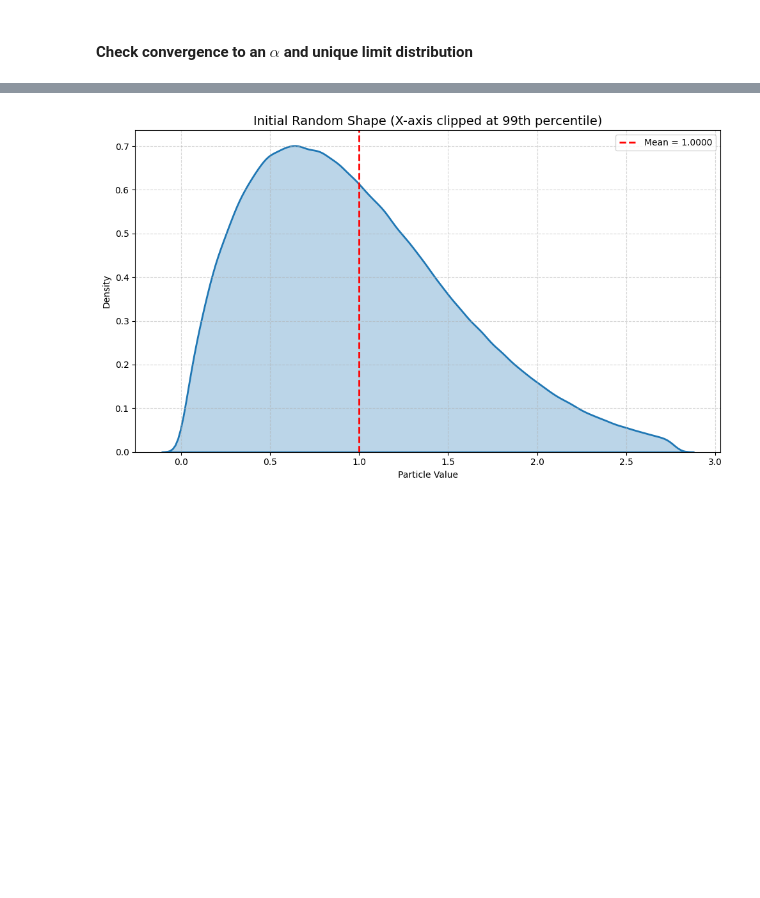
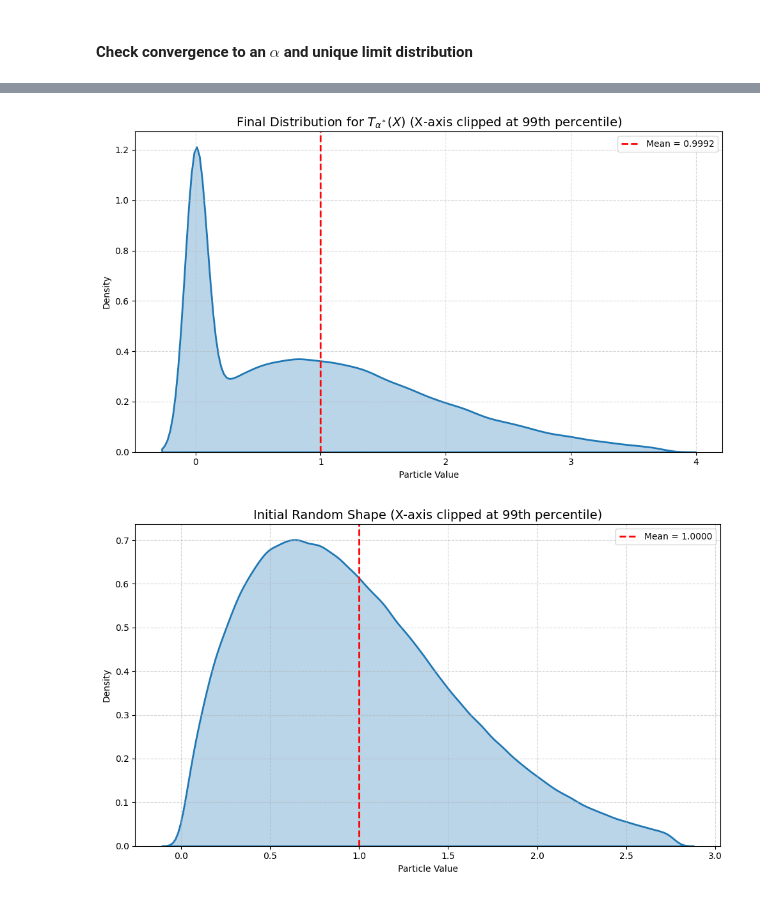
Before and after one commit to mintcd/m2-bezout, a Jupyter notebook: internship/src/notebooks/fixed_point.ipynb, the cells around one changed output, grey strips where cells are left out. Saved outputs shown, nothing was run; the diff lists cells and outputs as text; code cells hidden in the pictures; blank space fills up the shorter version.

```diff
--- a/internship/src/notebooks/fixed_point.ipynb
+++ b/internship/src/notebooks/fixed_point.ipynb
@@ -247,3 +272,7 @@ Reached max steps. Best estimate for alpha* ≈ 0.47701
+# %%
+plot_distribution(apply_T(X_final, u, v, alpha_star), title=f"Final Distribution for $T_{{\\alpha^*}}(X)$", clip_percentile=99)
+# %% [output]
+[figure, added]
 # %%
 Y,name,params = generator.generate_random_shape()
 print(f"Base Shape: {name} | Parameters: {params}")
```
Also changed, not shown: parts of 16 cells of this notebook, 6 other files.
